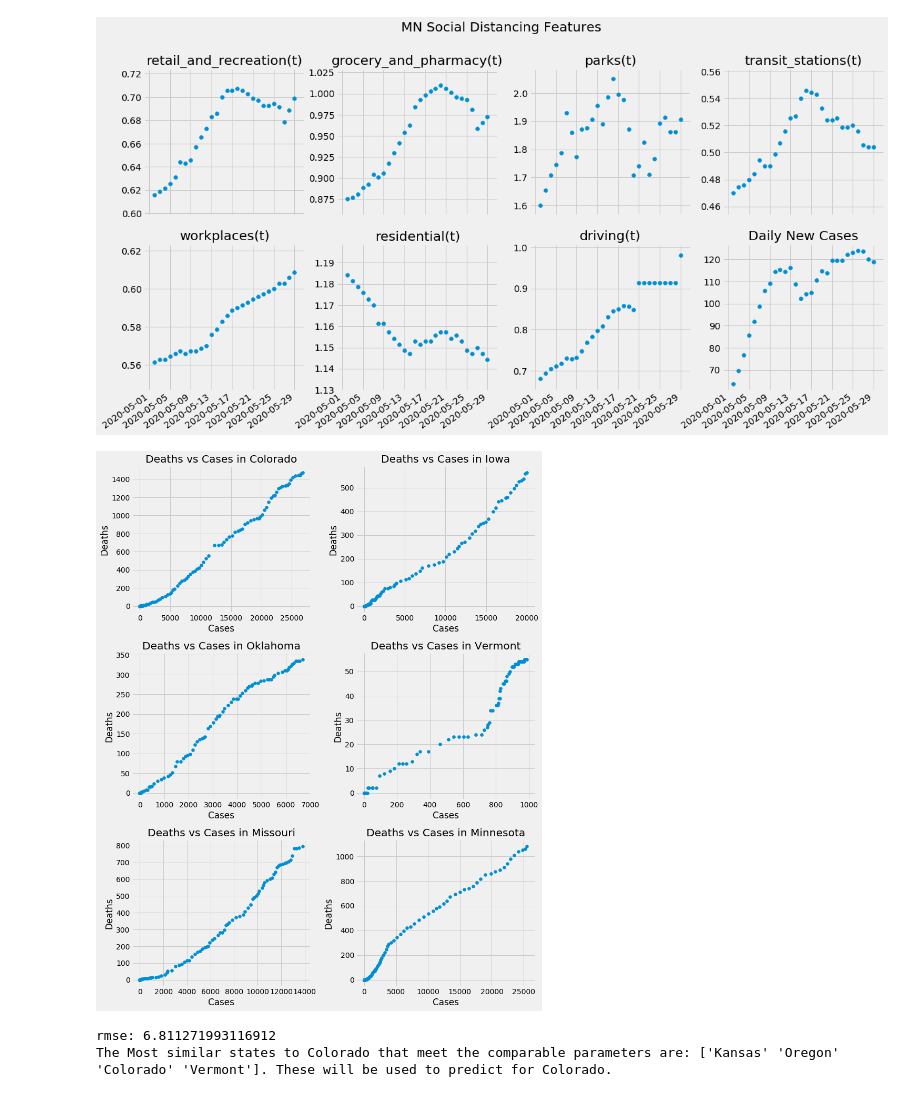
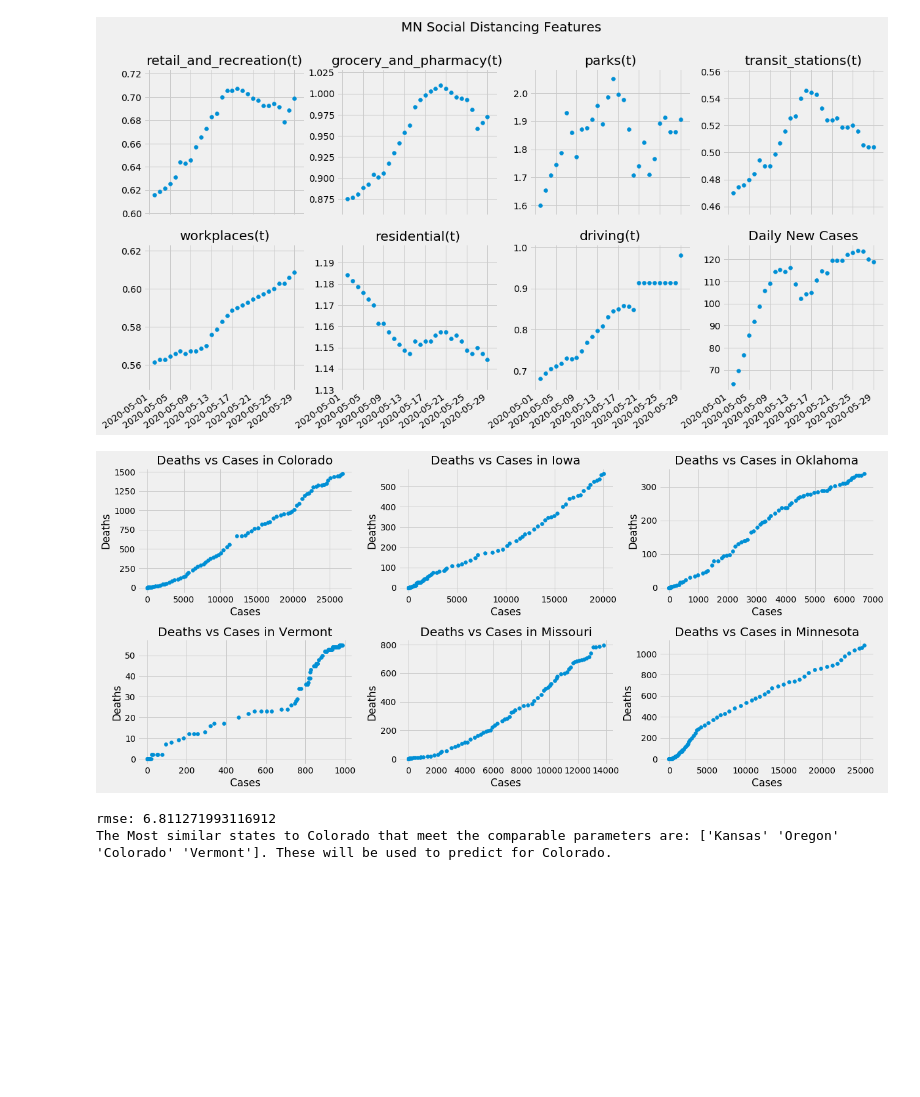
Before and after one commit to Jbudnick/Covid-19-Forecasting, a Jupyter notebook: notebooks/EDA_State_Comparison.ipynb, the cells around one changed output. Drawn from its saved outputs; the diff is of its cells as text; code cells hidden in the pictures; blank space fills up the shorter version.

```diff
--- a/notebooks/EDA_State_Comparison.ipynb
+++ b/notebooks/EDA_State_Comparison.ipynb
@@ -59,4 +61,8 @@ rmse: 9.873764304597572
 The Most similar states to Minnesota that meet the comparable parameters are: ['Colorado' 'Iowa' 'Oklahoma' 'Vermont' 'Missouri']. These will be used to predict for Minnesota.
+# %%
+matplotlib.rcParams.update({'font.size': 16})
+plt.style.use('fivethirtyeight')
+plt.close('all')
 # %%
 state_list = Prediction_Insights.similar_states
 similar_to_MN_df = Prediction_Insights.similar_df.drop_duplicates()
@@ -327,16 +312,20 @@ fig, ax = plt.subplots(figsize = (14, 7))
 feat_importance = pd.DataFrame(State_Compile.get_feature_importances().T.iloc[:, -9:].values.flatten()).T
 cols = State_Compile.get_feature_importances().T.iloc[:, -9:].columns.values
 feat_importance.columns = [x.replace('_', ' ').replace('(t)', '').title() for x in cols]
+colors = ['grey', 'blue', 'blue', 'blue', 'blue', 'blue', 'blue', 'grey', 'grey']
+cols = feat_importance.columns
+colorDict = {col: color for col, color in zip(cols, colors)}
 feat_importance.sort_values(by =0, axis = 1, ascending = False, inplace = True)
-colors = ['blue', 'grey', 'blue', 'blue', 'blue', 'blue', 'gray', 'grey', 'blue']
-labels = 'Social Distancing'
-ax.bar(feat_importance.columns, feat_importance.values.flatten(), color = colors, label= labels)
+colors = [colorDict[each] for each in feat_importance]
+labels = ['Social Distancing', 'Other']
+ax.bar(feat_importance.columns, feat_importance.values.flatten(), color = colors, label = 'Social Distance')
 plt.yscale('log')
 ax.set_title('Feature Importances for {}'.format(state))
-ax.bar([5],[5], color = 'grey', label = 'Other')
+ax.bar([-1],[0.003], color = 'grey', label = 'Other')
+ax.set_xlim(-0.5)
 ax.set_ylabel('Feature Importance')
 fig.autofmt_xdate(rotation = 20)
 fig.tight_layout()
+ax.legend()
 fig.savefig('images/MN_Feat')
-ax.legend()
 # %% [output]
@@ -381,7 +390,12 @@ round(SD_Table, 1)
 # %%
 from sklearn.inspection import plot_partial_dependence
-plot_partial_dependence(State_Compile.rf.model, State_Compile.X, State_Compile.X.columns, grid_resolution = 5000)
+fig = plot_partial_dependence(State_Compile.rf.model, State_Compile.X, State_Compile.X.columns, grid_resolution = 500)
 fig = plt.gcf()
-fig.set_figwidth(50)
-fig.set_figheight(100)
-fig.tight_layout()
+axes = fig.get_axes()
+for ax in axes:
+    ax.set_ylim(45, 82)
+    ax.set_ylabel('Partial Dependence')
+fig.set_figwidth(30)
+fig.set_figheight(80)
+
+# fig.subplots_adjust(wspace=0.4, hspace=0.3)
@@ -432,30 +450,30 @@ fig.savefig('images/MN_SocialD')
 # %%
 # Plot state deaths vs cases
 def raw_state_data(states):
     covid_raw_df = pd.read_csv('data/covid-19-data/us-states.csv')
     state_raw_list = []
     for state in states:
         state_raw_list.append(covid_raw_df[covid_raw_df['state'] == state])
     return state_raw_list
 
-fig, axes = plt.subplots(3, 2, figsize = (12,15))
+fig, axes = plt.subplots(2, 3, figsize = (18,8))
 similar_states = np.append(similar_states, 'Minnesota')
 state_list = raw_state_data(similar_states)
 
 for i, ax in enumerate(axes.flatten()):
     try:
         state_name = state_list[i]['state'].unique()[0]
         ax.scatter(state_list[i]['cases'], state_list[i]['deaths'])
         ax.set_title('Deaths vs Cases in {}'.format(state_name))
         ax.set_xlabel('Cases')
         ax.set_ylabel('Deaths')
     except:
         continue
 fig.tight_layout()
 # Mostly linear trend between cases and deaths
-fig.savefig('images/DeathVsCases')
+fig.savefig('images/DeathVsCases', dpi = 300)
 # %% [output]
-[figure, old version]
+[figure, new version]
 # %%
 state = 'Colorado'
 
```
Also changed, not shown: parts of 17 cells of this notebook, 5 other files.
